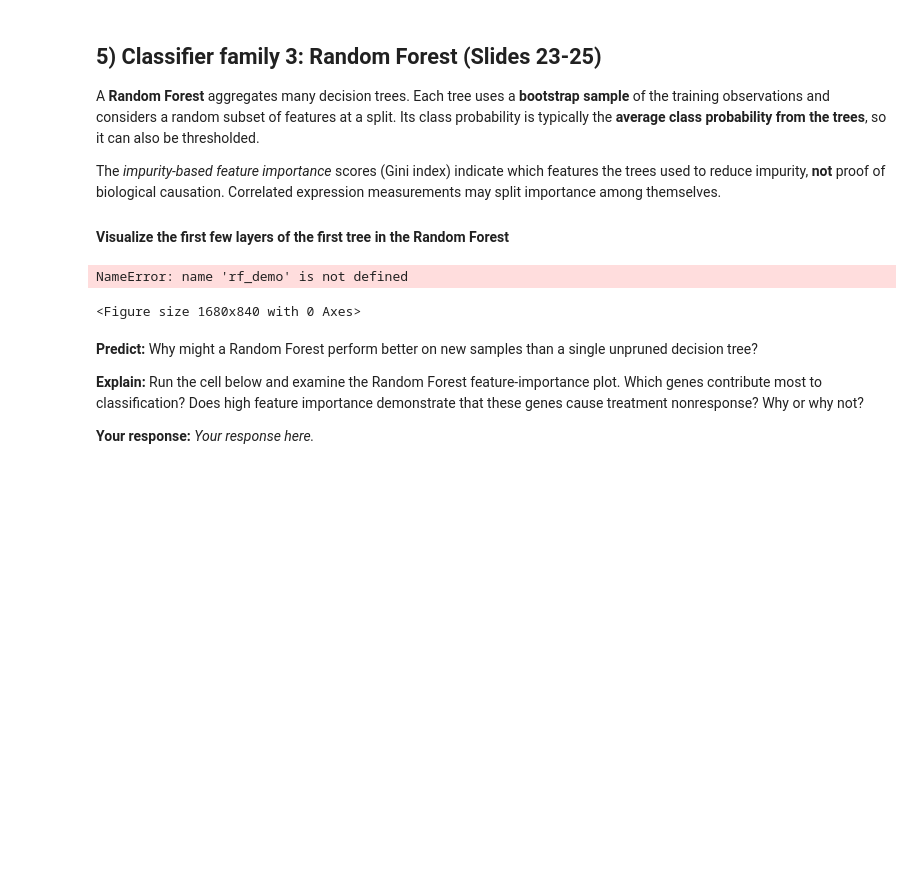
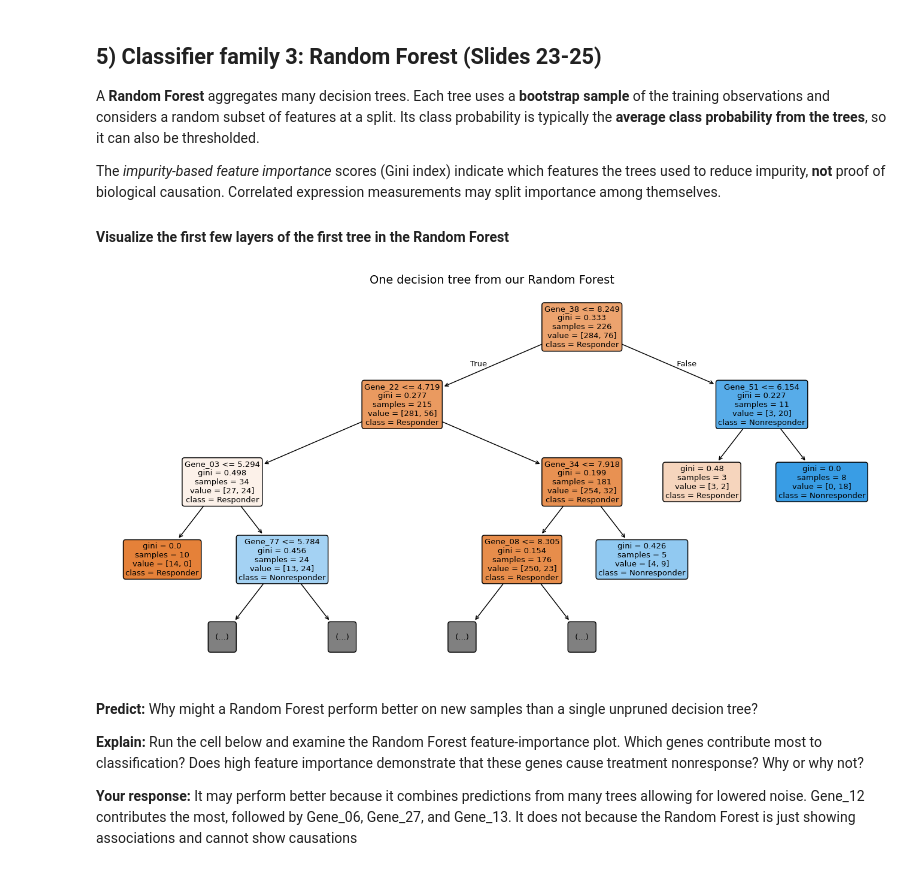
Before and after one commit to mgorrondona/beginning-bioinformatics, a Jupyter notebook: notebooks/Copy_of_Module10_Classifiers_Responder_vs_Nonresponder.ipynb, the cells around one changed output. Drawn from its saved outputs; the diff is of its cells as text; code cells hidden in the pictures; blank space fills up the shorter version.

```diff
--- a/notebooks/Copy_of_Module10_Classifiers_Responder_vs_Nonresponder.ipynb
+++ b/notebooks/Copy_of_Module10_Classifiers_Responder_vs_Nonresponder.ipynb
@@ -478,30 +480,34 @@ The *impurity-based feature importance* scores (Gini index) indicate which featu
 #### Visualize the first few layers of the first tree in the Random Forest
 # %%
 from sklearn.tree import plot_tree
+
+# Initialize and fit the demo Random Forest model so rf_demo is defined
+rf_demo = RandomForestClassifier(n_estimators=150, max_depth=7, min_samples_leaf=3,
+                                 random_state=SEED, n_jobs=-1)
+rf_demo.fit(X_train, y_train)
 
 plt.figure(figsize=(16, 8))
 
 plot_tree(
     rf_demo.estimators_[0],
     feature_names=GENES,
     class_names=["Responder", "Nonresponder"],
     max_depth=3,
     filled=True,
     rounded=True,
     fontsize=9
 )
 
 plt.title("One decision tree from our Random Forest")
 plt.show()
 # %% [output]
-NameError: name 'rf_demo' is not defined
-<Figure size 1680x840 with 0 Axes>
+[figure, added]
 # %% [markdown]
 **Predict:** Why might a Random Forest perform better on new samples than a single unpruned decision tree?
 
 **Explain:** Run the cell below and examine the Random Forest feature-importance plot. Which genes contribute most to classification? Does high feature importance demonstrate that these genes cause treatment nonresponse? Why or why not?
 
-**Your response:** _Your response here._
+**Your response:** It may perform better because it combines predictions from many trees allowing for lowered noise. Gene_12 contributes the most, followed by Gene_06, Gene_27, and Gene_13. It does not because the Random Forest is just showing associations and cannot show causations
 # %%
 rf_demo=RandomForestClassifier(n_estimators=150,max_depth=7,min_samples_leaf=3,
                                random_state=SEED,n_jobs=-1)
```
Also changed, not shown: parts of 31 cells of this notebook.
